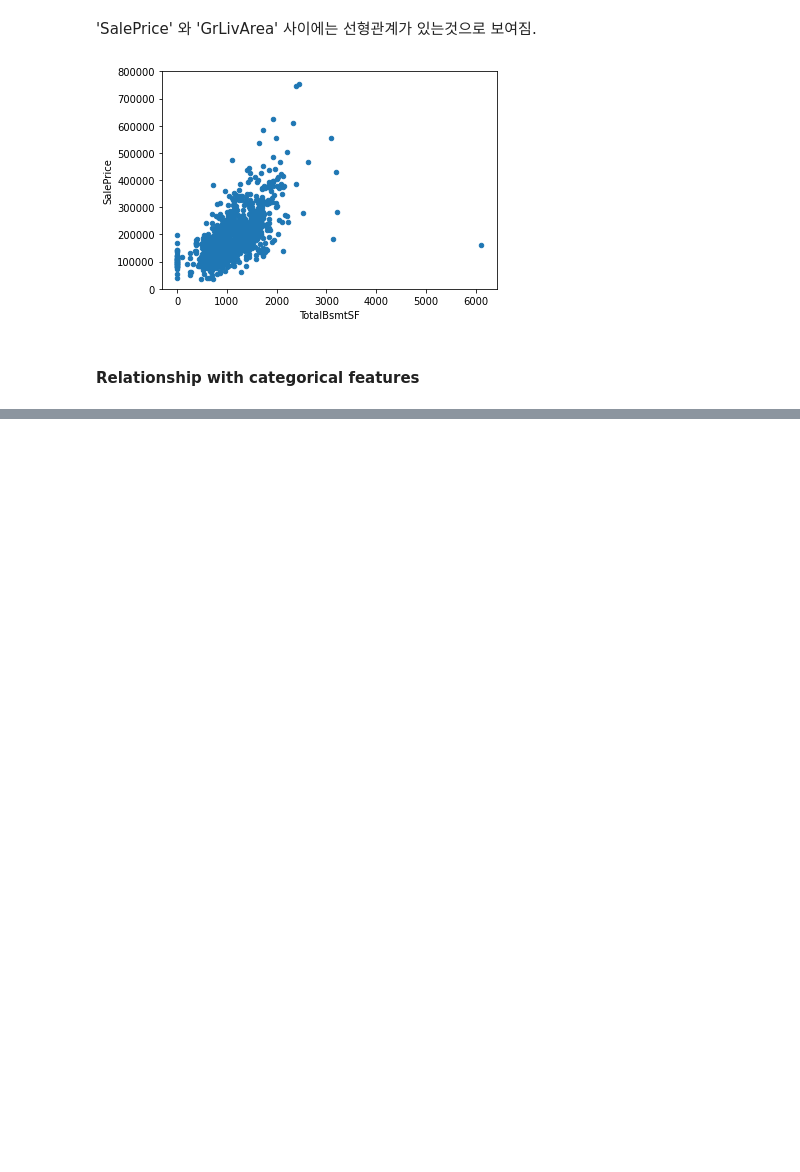
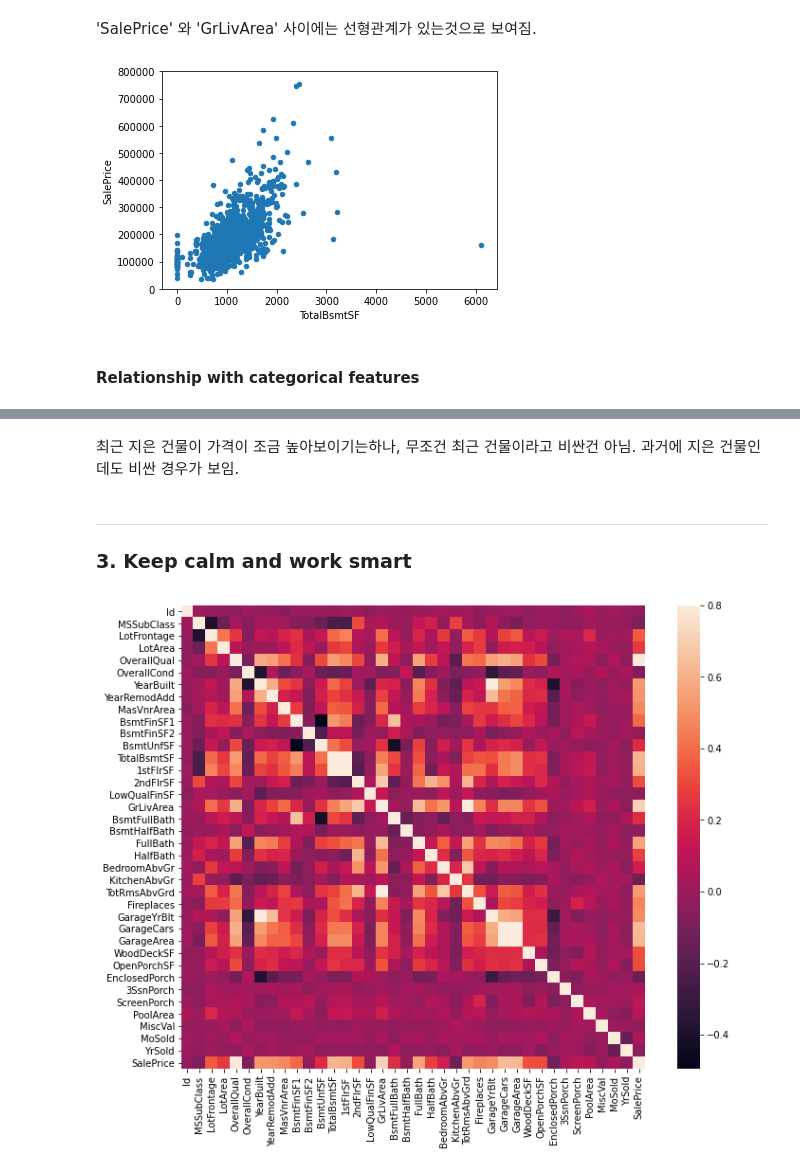
Before and after one commit to suhyun-cho/Dive-to-Kaggle, a Jupyter notebook: House Prices/Basic-DataExploration.ipynb, the cells around one changed output, grey strips where cells are left out. Drawn from its saved outputs; the diff is of its cells as text; code cells hidden in the pictures; blank space fills up the shorter version.

```diff
--- a/House Prices/Basic-DataExploration.ipynb
+++ b/House Prices/Basic-DataExploration.ipynb
@@ -145,0 +166,12 @@ data.plot.scatter(x=var, y='SalePrice', ylim=(0,800000));
+# %% [markdown]
+최근 지은 건물이 가격이 조금 높아보이기는하나, 무조건 최근 건물이라고 비싼건 아님. 과거에 지은 건물인데도 비싼 경우가 보임.
+# %% [markdown]
+------------------------------------------------------------------------------------------------
+### 3. Keep calm and work smart
+# %%
+#correlation matrix
+corrmat=df_train.corr()
+f,ax=plt.subplots(figsize=(12,9))
+sns.heatmap(corrmat, vmax=.8, square=True);
+# %% [output]
+[figure, added]
```
Also changed, not shown: parts of 14 cells of this notebook.
